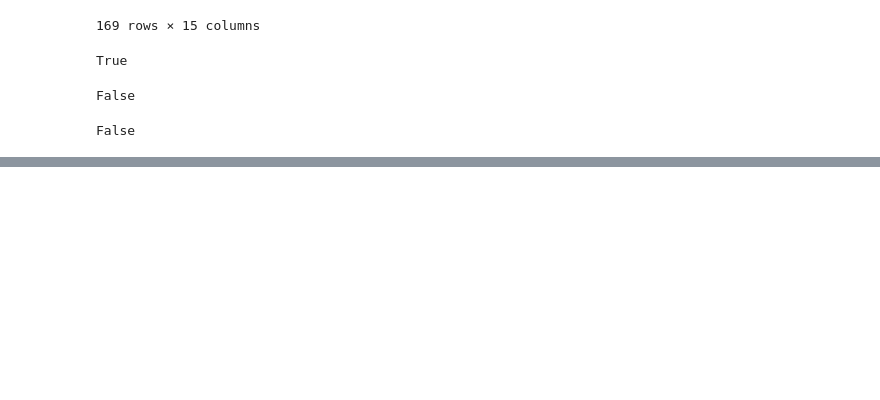
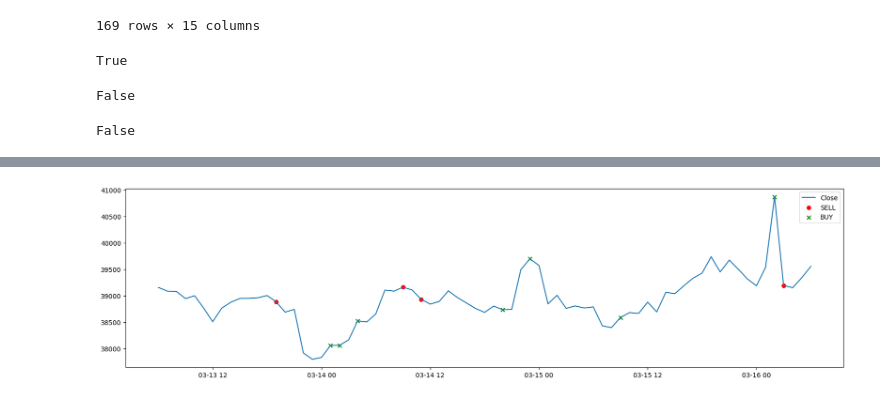
Before and after one commit to sharonwu827/Automated-trading, a Jupyter notebook: CryptoPatternDetection/GAF-CNN-HC/load_test.ipynb, the cells around one changed output, grey strips where cells are left out. Cells and saved outputs as stored; diff of their text form; code cells hidden in the pictures; blank space fills up the shorter version.

```diff
--- a/CryptoPatternDetection/GAF-CNN-HC/load_test.ipynb
+++ b/CryptoPatternDetection/GAF-CNN-HC/load_test.ipynb
@@ -347,0 +356,9 @@ False
+# %%
+import pandas as pd
+import numpy as np
+import matplotlib.pyplot as plt
+from datetime import datetime, timedelta
+plt.style.use('default')
+# %%
+df = pd.read_csv('./temp/BTC_USD_result.csv')
+df.tail(10)
@@ -347,0 +418,2 @@ False
+# %%
+df['datatime'] = df['time'].apply(lambda x: datetime.strptime(x, '%Y-%m-%d %H:%M:%S'))
@@ -347,0 +435,2 @@ False
+# %%
+df= df.set_index('datatime')
@@ -347,0 +454,10 @@ False
+# %%
+plt.figure(figsize=(20,5))
+plt.plot(df.close, label='Close')
+plt.scatter(df[df['predict']==1].index, df[df['predict']==1].close, label = "SELL", c='red')
+plt.scatter(df[df['predict']==0].index, df[df['predict']==0].close, label = "BUY", c='green', marker='x')
+
+plt.legend()
+plt.show()
+# %% [output]
+[figure, added]
```
Also changed, not shown: parts of 12 cells of this notebook, 3 other files.
